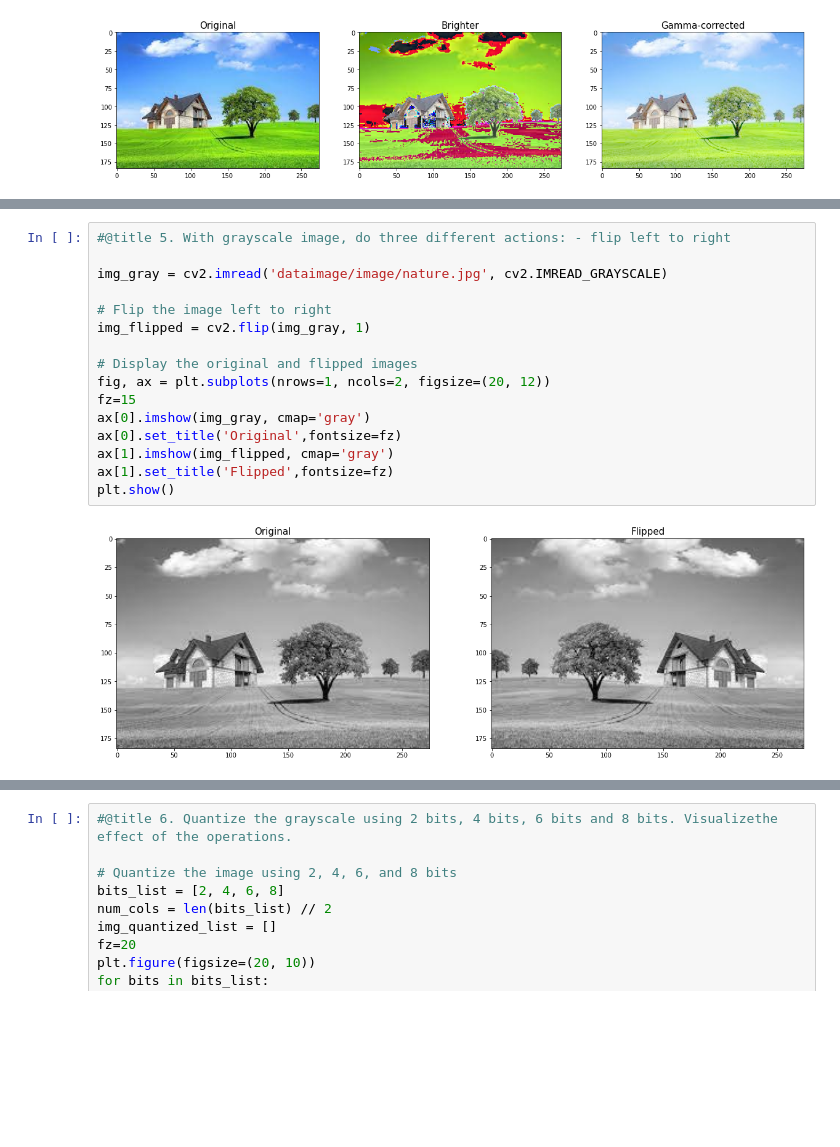
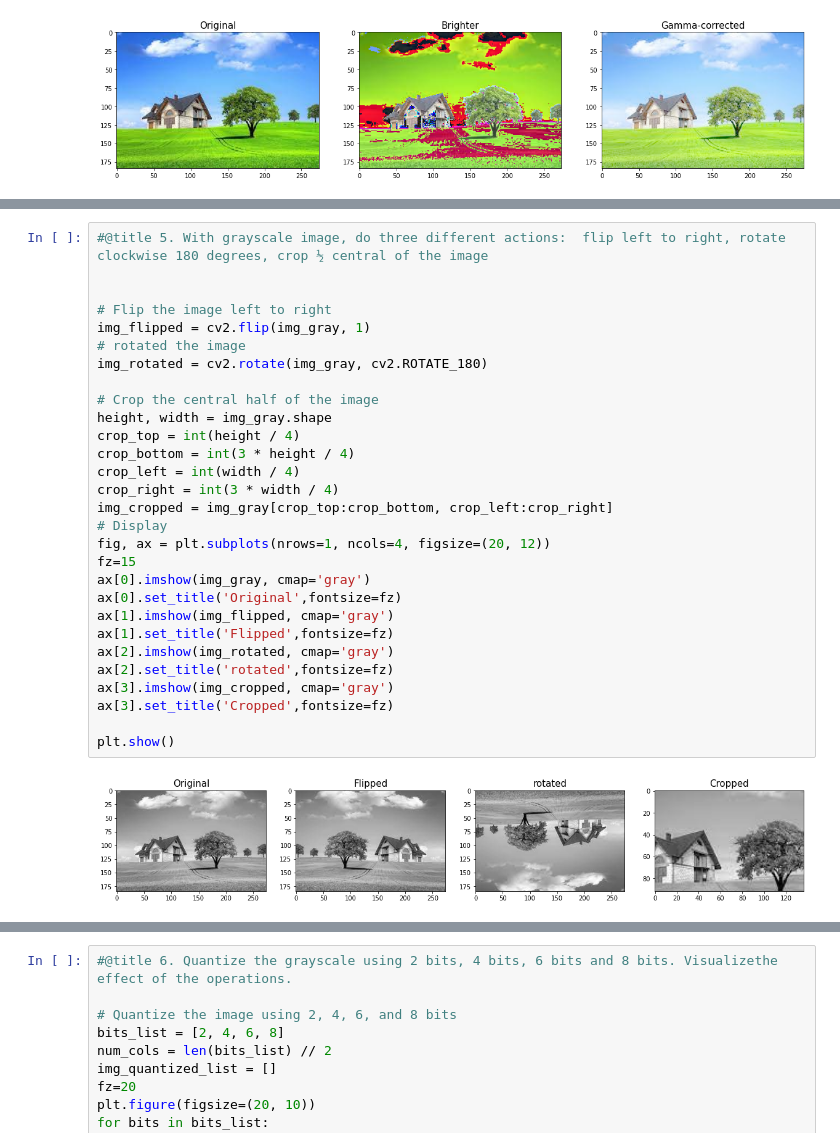
Before and after one commit to nguyenvudev20/mse22.imageprocessing, a Jupyter notebook: ImagePrcessing_baitap_18_2_2023.ipynb, the cells around one changed output, grey strips where cells are left out. Cells and saved outputs as stored; diff of their text form; blank space fills up the shorter version.

```diff
--- a/ImagePrcessing_baitap_18_2_2023.ipynb
+++ b/ImagePrcessing_baitap_18_2_2023.ipynb
@@ -91,18 +92,31 @@ plt.show()
 # %%
-#@title 5. With grayscale image, do three different actions: - flip left to right
+#@title 5. With grayscale image, do three different actions:  flip left to right, rotate clockwise 180 degrees, crop ½ central of the image
 
-img_gray = cv2.imread('dataimage/image/nature.jpg', cv2.IMREAD_GRAYSCALE)
 
 # Flip the image left to right
 img_flipped = cv2.flip(img_gray, 1)
+# rotated the image
+img_rotated = cv2.rotate(img_gray, cv2.ROTATE_180)
 
-# Display the original and flipped images
-fig, ax = plt.subplots(nrows=1, ncols=2, figsize=(20, 12))
+# Crop the central half of the image
+height, width = img_gray.shape
+crop_top = int(height / 4)
+crop_bottom = int(3 * height / 4)
+crop_left = int(width / 4)
+crop_right = int(3 * width / 4)
+img_cropped = img_gray[crop_top:crop_bottom, crop_left:crop_right]
+# Display
+fig, ax = plt.subplots(nrows=1, ncols=4, figsize=(20, 12))
 fz=15
 ax[0].imshow(img_gray, cmap='gray')
 ax[0].set_title('Original',fontsize=fz)
 ax[1].imshow(img_flipped, cmap='gray')
 ax[1].set_title('Flipped',fontsize=fz)
+ax[2].imshow(img_rotated, cmap='gray')
+ax[2].set_title('rotated',fontsize=fz)
+ax[3].imshow(img_cropped, cmap='gray')
+ax[3].set_title('Cropped',fontsize=fz)
+
 plt.show()
 # %% [output]
-[figure, old version]
+[figure, new version]
```
Also changed, not shown: parts of 4 cells of this notebook.
